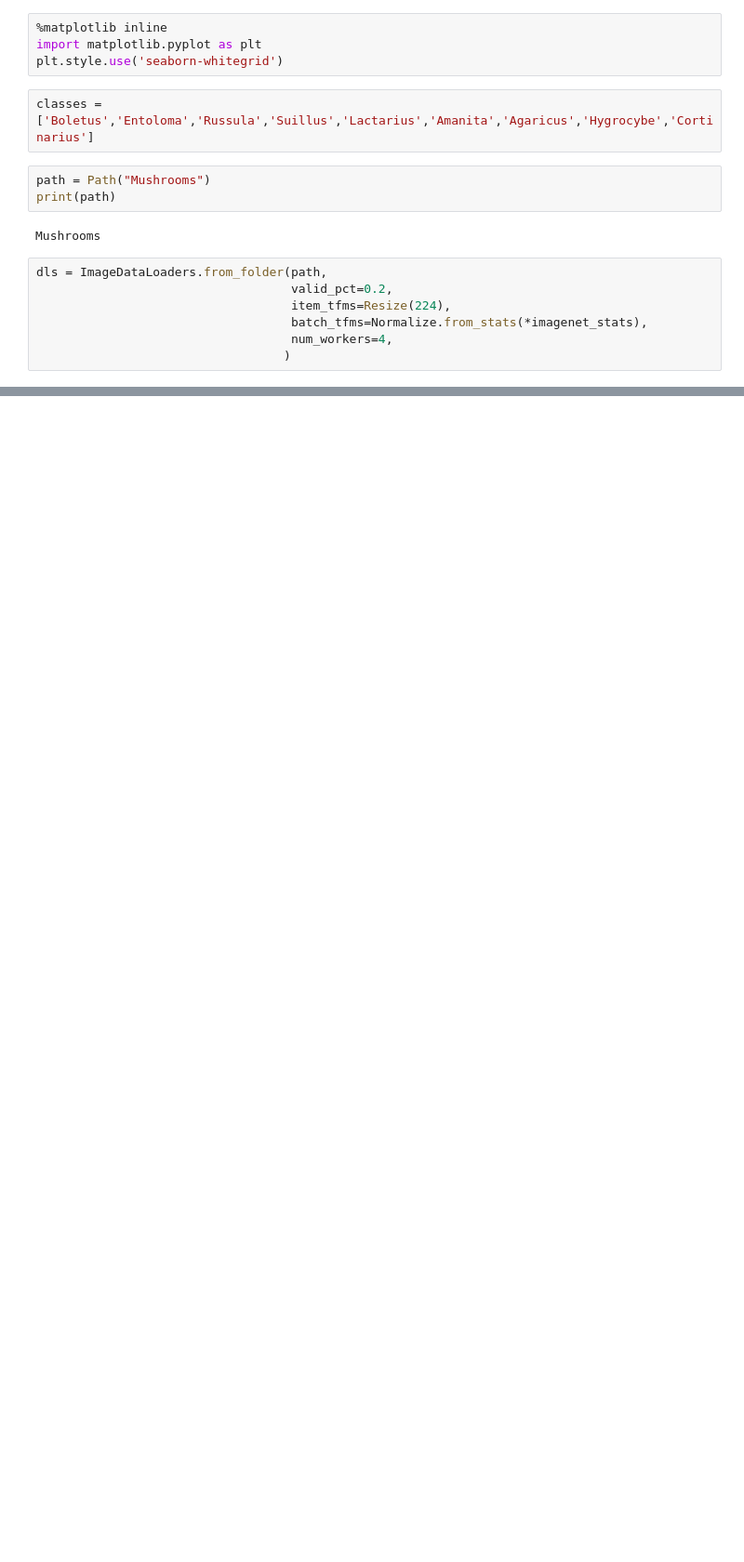
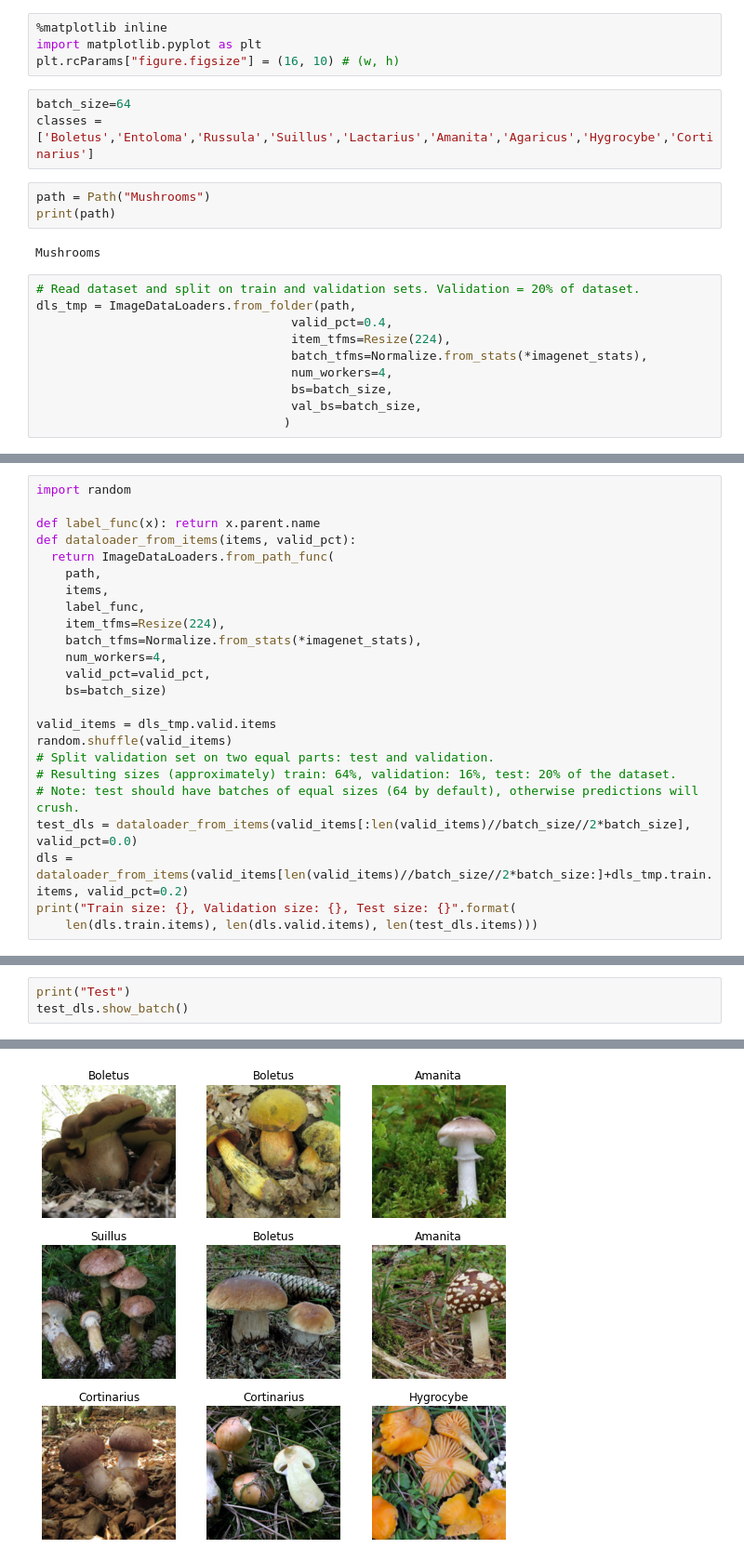
Before and after one commit to Fenrir7Asteron/MushroomClassification, a Jupyter notebook: mushrooms-classification.ipynb, the cells around one changed output, grey strips where cells are left out. Shown at 93% size. Cells and saved outputs as stored; diff of their text form; blank space fills up the shorter version.

Commit message:
Add test/validation/train split. Add accuracy check on test set.

```diff
--- a/mushrooms-classification.ipynb
+++ b/mushrooms-classification.ipynb
@@ -32,8 +60,9 @@ from fastai.metrics import error_rate
 # %%
 %matplotlib inline
 import matplotlib.pyplot as plt
-plt.style.use('seaborn-whitegrid')
+plt.rcParams["figure.figsize"] = (16, 10) # (w, h)
 # %%
+batch_size=64
 classes = ['Boletus','Entoloma','Russula','Suillus','Lactarius','Amanita','Agaricus','Hygrocybe','Cortinarius']
 # %%
 path = Path("Mushrooms")
@@ -41,9 +70,12 @@ print(path)
 # %% [output]
 Mushrooms
 # %%
-dls = ImageDataLoaders.from_folder(path,
-                                   valid_pct=0.2,
+# Read dataset and split on train and validation sets. Validation = 20% of dataset.
+dls_tmp = ImageDataLoaders.from_folder(path,
+                                   valid_pct=0.4,
                                    item_tfms=Resize(224),
                                    batch_tfms=Normalize.from_stats(*imagenet_stats),
                                    num_workers=4,
+                                   bs=batch_size,
+                                   val_bs=batch_size,
                                   )
@@ -73,0 +82,24 @@ learn.show_results()
+# %%
+import random
+
+def label_func(x): return x.parent.name
+def dataloader_from_items(items, valid_pct):
+  return ImageDataLoaders.from_path_func(
+    path,
+    items,
+    label_func,
+    item_tfms=Resize(224),
+    batch_tfms=Normalize.from_stats(*imagenet_stats),
+    num_workers=4,
+    valid_pct=valid_pct,
+    bs=batch_size)
+
+valid_items = dls_tmp.valid.items
+random.shuffle(valid_items)
+# Split validation set on two equal parts: test and validation.
+# Resulting sizes (approximately) train: 64%, validation: 16%, test: 20% of the dataset.
+# Note: test should have batches of equal sizes (64 by default), otherwise predictions will crush.
+test_dls = dataloader_from_items(valid_items[:len(valid_items)//batch_size//2*batch_size], valid_pct=0.0)
+dls = dataloader_from_items(valid_items[len(valid_items)//batch_size//2*batch_size:]+dls_tmp.train.items, valid_pct=0.2)
+print("Train size: {}, Validation size: {}, Test size: {}".format(
+    len(dls.train.items), len(dls.valid.items), len(test_dls.items)))
@@ -73,0 +115,4 @@ learn.show_results()
+# %%
+print("Test")
+test_dls.show_batch()
+# %% [output]
@@ -73,0 +120 @@ learn.show_results()
+[figure, added]
```
Also changed, not shown: parts of 27 cells of this notebook.
